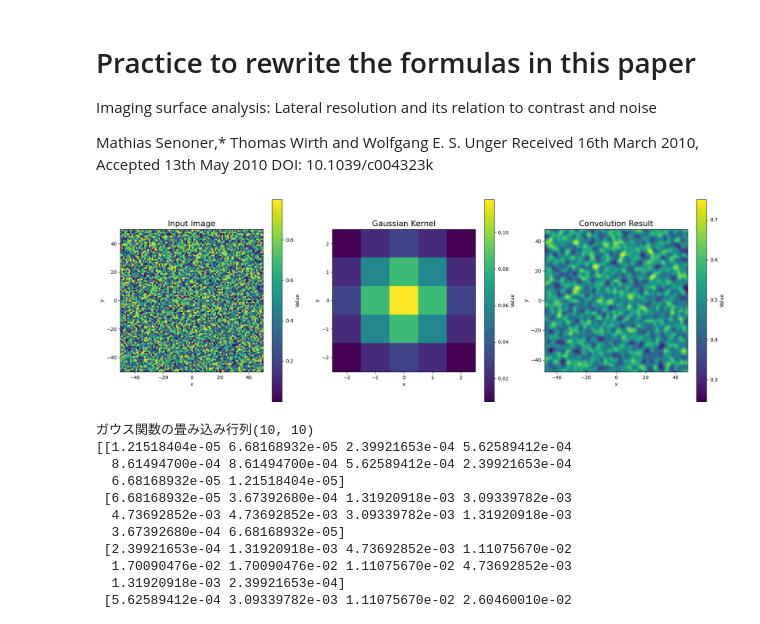
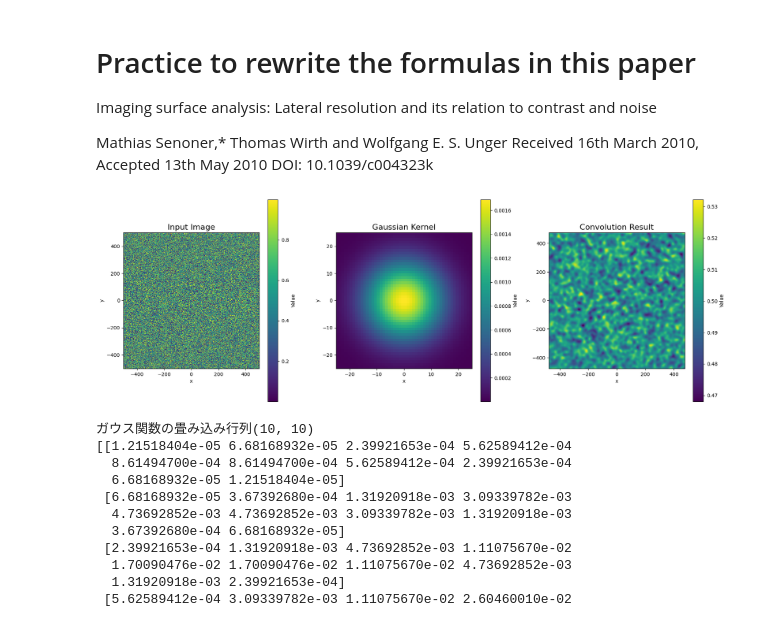
Before and after one commit to wanaincode/seminar2024_demo, a Jupyter notebook: gaussian_demo.ipynb, the cells around one changed output. Drawn from its saved outputs; the diff is of its cells as text; code cells hidden in the pictures.

```diff
--- a/gaussian_demo.ipynb
+++ b/gaussian_demo.ipynb
@@ -25,10 +25,10 @@ def convolve_2d(image, kernel):
 
 # Set parameters
 np.random.seed(42)
-image_size = 100
+image_size = 1000
 image = np.random.rand(image_size, image_size)
-kernel_size = 5
-sigma = 1.5
+kernel_size = 50
+sigma = 10
 kernel = gaussian_kernel_2d(kernel_size, sigma)
 result = convolve_2d(image, kernel)
 
@@ -37,34 +37,34 @@ image_extent = (-image.shape[1] // 2, image.shape[1] // 2, -image.shape[0] // 2,
 kernel_extent = (-kernel_size/2, kernel_size/2, -kernel_size/2, kernel_size/2)
 result_extent = (-result.shape[1] // 2, result.shape[1] // 2, -result.shape[0] // 2, result.shape[0] // 2)
 
 # Plot figures
 fig, axes = plt.subplots(1, 3, figsize=(18, 6))
 
 # Input image
 img_input = axes[0].imshow(image, extent=image_extent, cmap='viridis', interpolation='none')
 axes[0].set_title("Input Image", fontsize=16)
 axes[0].set_xlabel("x")
 axes[0].set_ylabel("y")
 fig.colorbar(img_input, ax=axes[0], label="Value")
 
 # Kernel
 img_kernel = axes[1].imshow(kernel, extent=kernel_extent, cmap='viridis', interpolation='none')
 axes[1].set_title("Gaussian Kernel", fontsize=16)
 axes[1].set_xlabel("x")
 axes[1].set_ylabel("y")
 fig.colorbar(img_kernel, ax=axes[1], label="Value")
 
 # Convolutoin result
 img_result = axes[2].imshow(result, extent=result_extent, cmap='viridis', interpolation='none')
 axes[2].set_title("Convolution Result", fontsize=16)
 axes[2].set_xlabel("x")
 axes[2].set_ylabel("y")
 fig.colorbar(img_result, ax=axes[2], label="Value")
 
 plt.tight_layout()
 plt.show()
 # %% [output]
-[figure, old version]
+[figure, new version]
 # %%
 import numpy as np
 import matplotlib.pyplot as plt
```
Also changed, not shown: parts of 2 cells of this notebook.
